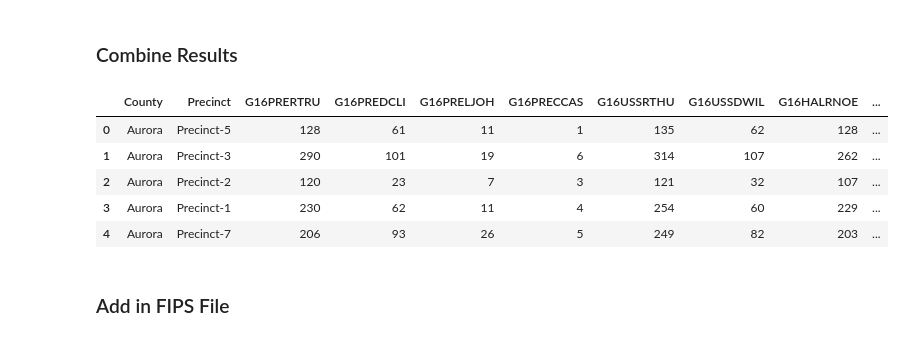
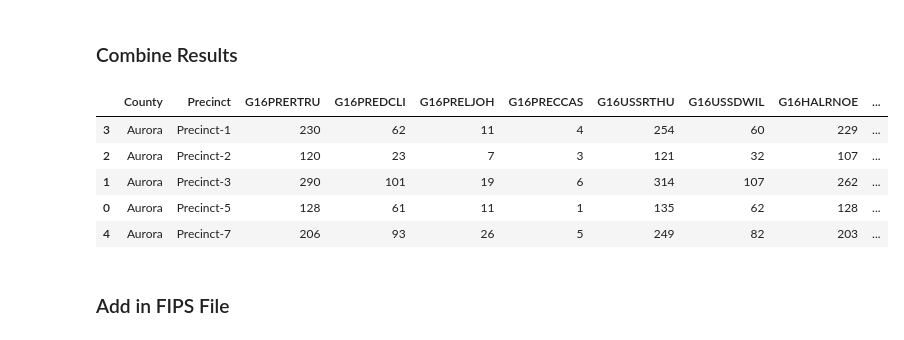
Before and after one commit to nonpartisan-redistricting-datahub/pdv-sd, a Jupyter notebook: vest-sd-2016/vest-sd-2016-validation.ipynb, the cells around one changed output. Drawn from its saved outputs; the diff is of its cells as text; code cells hidden in the pictures.

```diff
--- a/vest-sd-2016/vest-sd-2016-validation.ipynb
+++ b/vest-sd-2016/vest-sd-2016-validation.ipynb
@@ -102,7 +102,6 @@ The SOS directed to this link for election results for the 2016 general: https:/
 # %% [markdown]
 ### Presidential Election Results
 # %%
-pd.set_option('display.max_rows', None)
 # Import presidential election results file
 pre_16 = pd.ExcelFile("./raw-from-source/Election_Results/SWR Results Precinct - PRE.xlsx")
 counties = pre_16.sheet_names
@@ -292,23 +282,28 @@ combined_df_puc.head()
 # %%
 # Concatenate all dataframes
 sd_16 = pd.concat([combined_df_pre,combined_df_uss,combined_df_hal,combined_df_puc],axis=1)
 
 # Drop repeated column (County)
 sd_16 = sd_16.loc[:,~sd_16.columns.duplicated()]
 
-# # Change strings to integers (County and Precinct columns remain unchanged)
-# sd_16 = sd_16.apply(pd.to_numeric, errors='ignore')
 
+# Display results in alphabetical order of the counties and precincts
+sd_16 = sd_16.sort_values(by =['County','Precinct'], ascending = True)
+
+# Make sure the number of votes are recorded in the form of integers (Change if not - County and Precinct columns remain unchanged)
+sd_16 = sd_16.apply(pd.to_numeric, errors='ignore')
+
+# Make sure the county names and precinct names are in string form
 sd_16['County'] = sd_16['County'].astype(str)
 sd_16['Precinct'] = sd_16['Precinct'].astype(str)
 
 sd_16.head()
 # %% [output]
 |  | County | Precinct | G16PRERTRU | G16PREDCLI | G16PRELJOH | G16PRECCAS | G16USSRTHU | G16USSDWIL | G16HALRNOE | ... |
+| 3 | Aurora | Precinct-1 | 230 | 62 | 11 | 4 | 254 | 60 | 229 | ... |
+| 2 | Aurora | Precinct-2 | 120 | 23 | 7 | 3 | 121 | 32 | 107 | ... |
+| 1 | Aurora | Precinct-3 | 290 | 101 | 19 | 6 | 314 | 107 | 262 | ... |
 | 0 | Aurora | Precinct-5 | 128 | 61 | 11 | 1 | 135 | 62 | 128 | ... |
-| 1 | Aurora | Precinct-3 | 290 | 101 | 19 | 6 | 314 | 107 | 262 | ... |
-| 2 | Aurora | Precinct-2 | 120 | 23 | 7 | 3 | 121 | 32 | 107 | ... |
-| 3 | Aurora | Precinct-1 | 230 | 62 | 11 | 4 | 254 | 60 | 229 | ... |
 | 4 | Aurora | Precinct-7 | 206 | 93 | 26 | 5 | 249 | 82 | 203 | ... |
 # %% [markdown]
 ### Add in FIPS File
```
Also changed, not shown: parts of 44 cells of this notebook, 38 other files.
